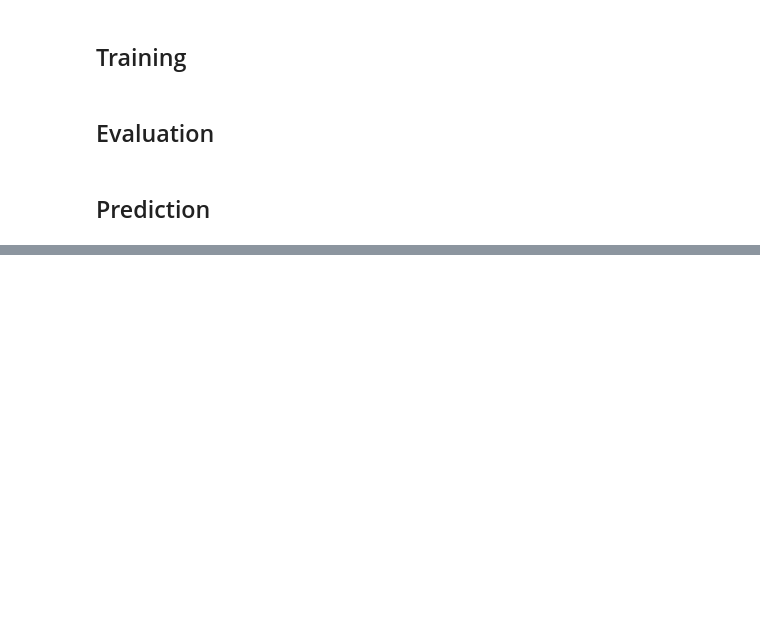
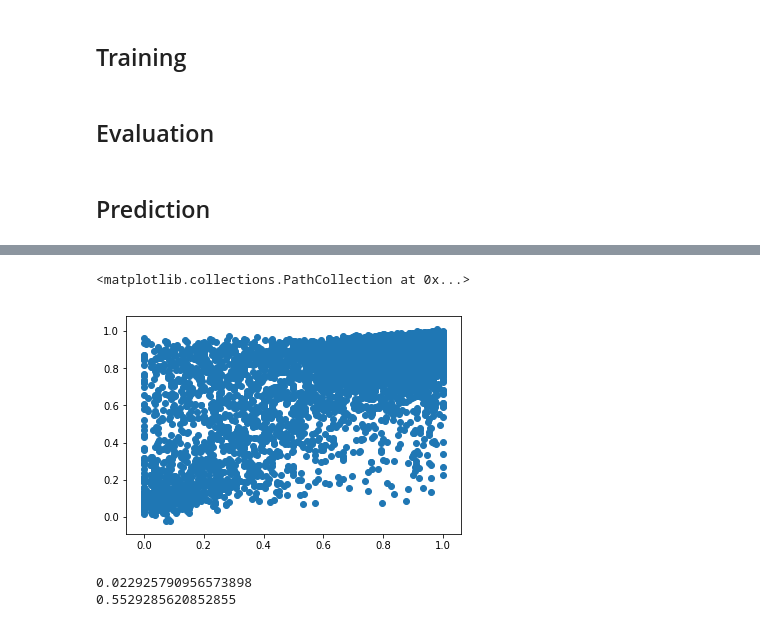
Before and after one commit to WataruKudo0914/bert, a Jupyter notebook: BERT_regression.ipynb, the cells around one changed output, grey strips where cells are left out. Saved outputs shown, nothing was run; the diff lists cells and outputs as text; code cells hidden in the pictures; blank space fills up the shorter version.

```diff
--- a/BERT_regression.ipynb
+++ b/BERT_regression.ipynb
@@ -316,0 +381,6 @@ loss_
+# %%
+predict_input_fn = input_fn_builder(predict_features,max_seq_length,is_training=False,drop_remainder=False)
+# %%
+result = estimator.predict(input_fn=predict_input_fn)
+# %%
+prediction = np.array(list(result))
@@ -316,0 +397,7 @@ loss_
+# %%
+labels = np.array([i.label for i in predict_examples])
+# %%
+plt.scatter(labels,prediction)
+# %% [output]
+<matplotlib.collections.PathCollection at 0x...>
+[figure, added]
@@ -316,0 +406,7 @@ loss_
+# %%
+print(mean_squared_error(y_pred=prediction,y_true=labels))
+
+print(r2_score(y_pred=prediction,y_true=labels))
+# %% [output]
+0.022925790956573898
+0.5529285620852855
```
Also changed, not shown: parts of 44 cells of this notebook, 2 other files.
